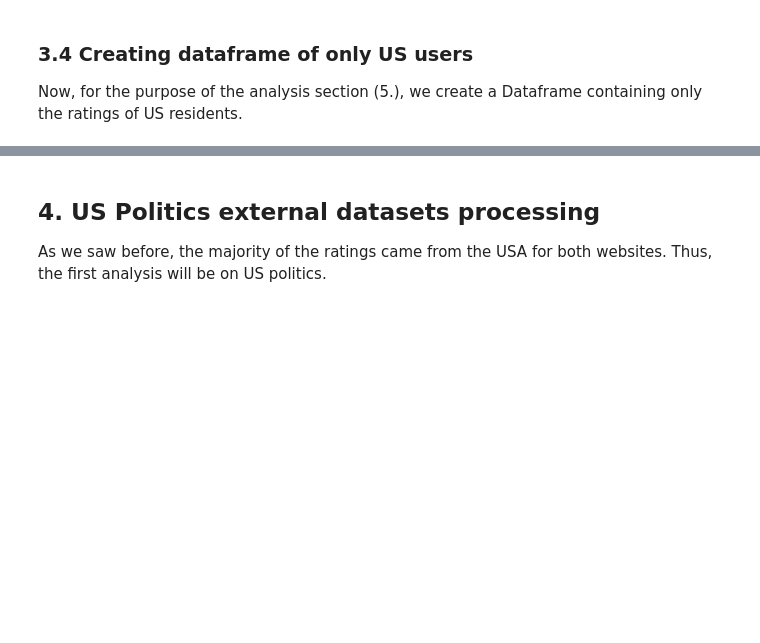
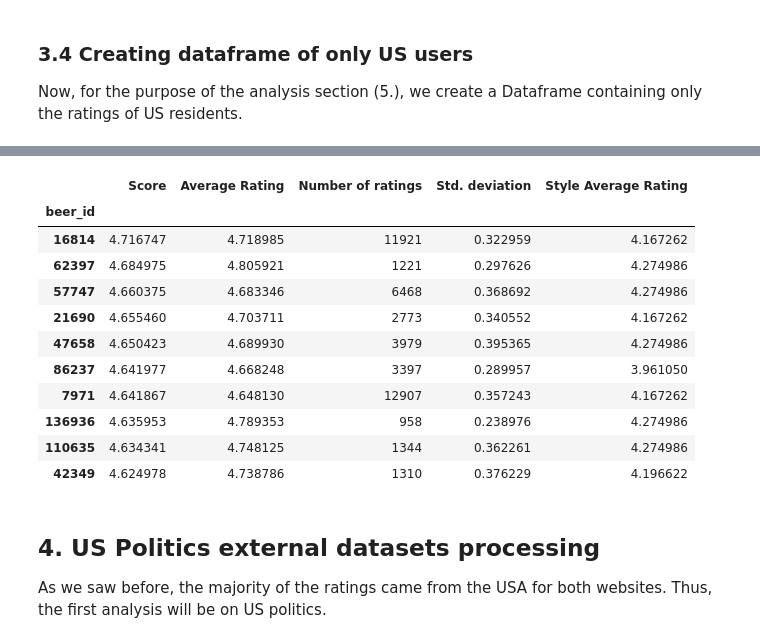
Before and after one commit to epfl-ada/ada-2024-project-casiervert952, a Jupyter notebook: results.ipynb, the cells around one changed output, grey strips where cells are left out. Cells and saved outputs as stored; diff of their text form; code cells hidden in the pictures; blank space fills up the shorter version.

```diff
--- a/results.ipynb
+++ b/results.ipynb
@@ -399,3 +455,18 @@ RB_usa = RB_refined.copy().loc[RB_cleaned['user_country'].str.contains('United S
+# %%
+beer_preference_sorted.head(10)
+# %% [output]
+|  | Score | Average Rating | Number of ratings | Std. deviation | Style Average Rating |
+| beer_id |  |  |  |  |  |
+| 16814 | 4.716747 | 4.718985 | 11921 | 0.322959 | 4.167262 |
+| 62397 | 4.684975 | 4.805921 | 1221 | 0.297626 | 4.274986 |
+| 57747 | 4.660375 | 4.683346 | 6468 | 0.368692 | 4.274986 |
+| 21690 | 4.655460 | 4.703711 | 2773 | 0.340552 | 4.167262 |
+| 47658 | 4.650423 | 4.689930 | 3979 | 0.395365 | 4.274986 |
+| 86237 | 4.641977 | 4.668248 | 3397 | 0.289957 | 3.961050 |
+| 7971 | 4.641867 | 4.648130 | 12907 | 0.357243 | 4.167262 |
+| 136936 | 4.635953 | 4.789353 | 958 | 0.238976 | 4.274986 |
+| 110635 | 4.634341 | 4.748125 | 1344 | 0.362261 | 4.274986 |
+| 42349 | 4.624978 | 4.738786 | 1310 | 0.376229 | 4.196622 |
 # %% [markdown]
 ## 4. US Politics external datasets processing
 
```
Also changed, not shown: parts of 12 cells of this notebook.
